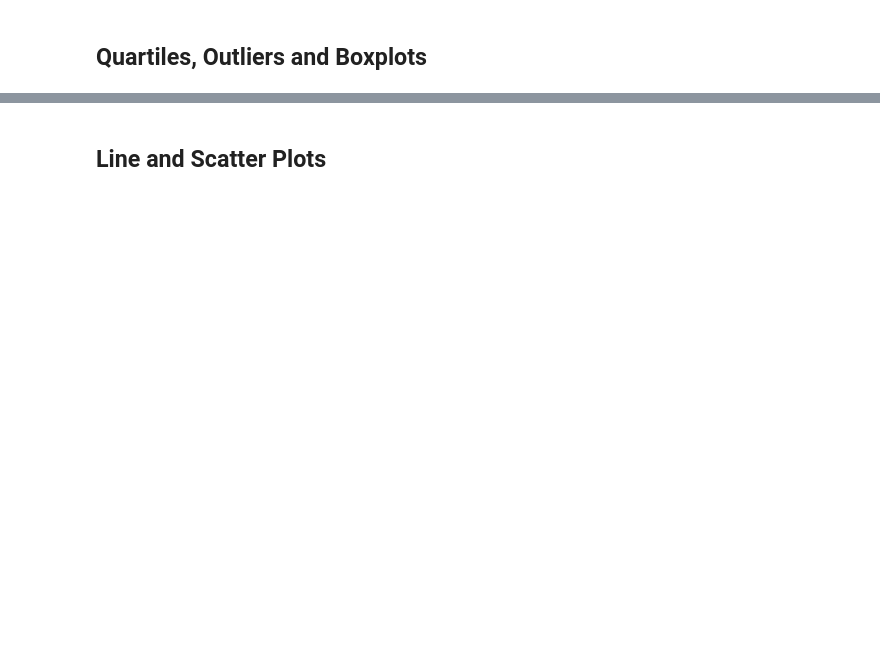
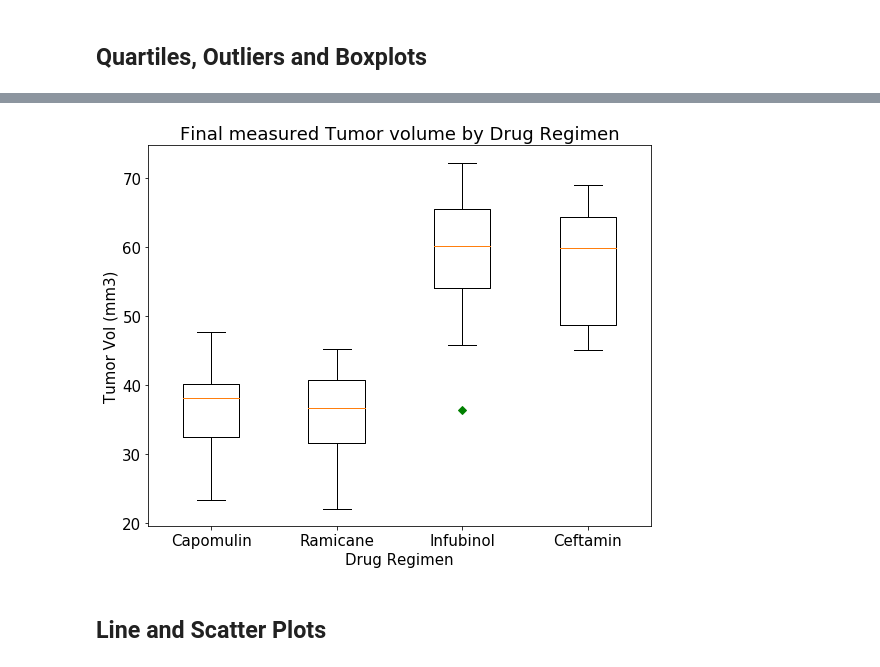
Before and after one commit to Chafloks/Matplotlib-challenge, a Jupyter notebook: pymaceuticals_starter.ipynb, the cells around one changed output, grey strips where cells are left out. Cells and saved outputs as stored; diff of their text form; code cells hidden in the pictures; blank space fills up the shorter version.

```diff
--- a/pymaceuticals_starter.ipynb
+++ b/pymaceuticals_starter.ipynb
@@ -182,2 +210,20 @@ plt.show()
+# %%
+# Generate a box plot of the final tumor volume of each mouse across four regimens of interest
+boxplot_list = []
+
+for drug in drug_list:
+    boxplot_list.append(list(four_last_tumor_unstack[drug].dropna()))
+
+fig1, ax = plt.subplots(figsize=(9,7))
+ax.set_title('Final measured Tumor volume by Drug Regimen')
+ax.set_xlabel('Drug Regimen')
+ax.set_ylabel('Tumor Vol (mm3)')
+ax.boxplot(boxplot_list,notch=0,sym='gD')
+plt.xticks([1,2,3,4],drug_list)
+
+
+plt.show()
+# %% [output]
+[figure, added]
 # %% [markdown]
 ## Line and Scatter Plots
```
Also changed, not shown: parts of 14 cells of this notebook.
